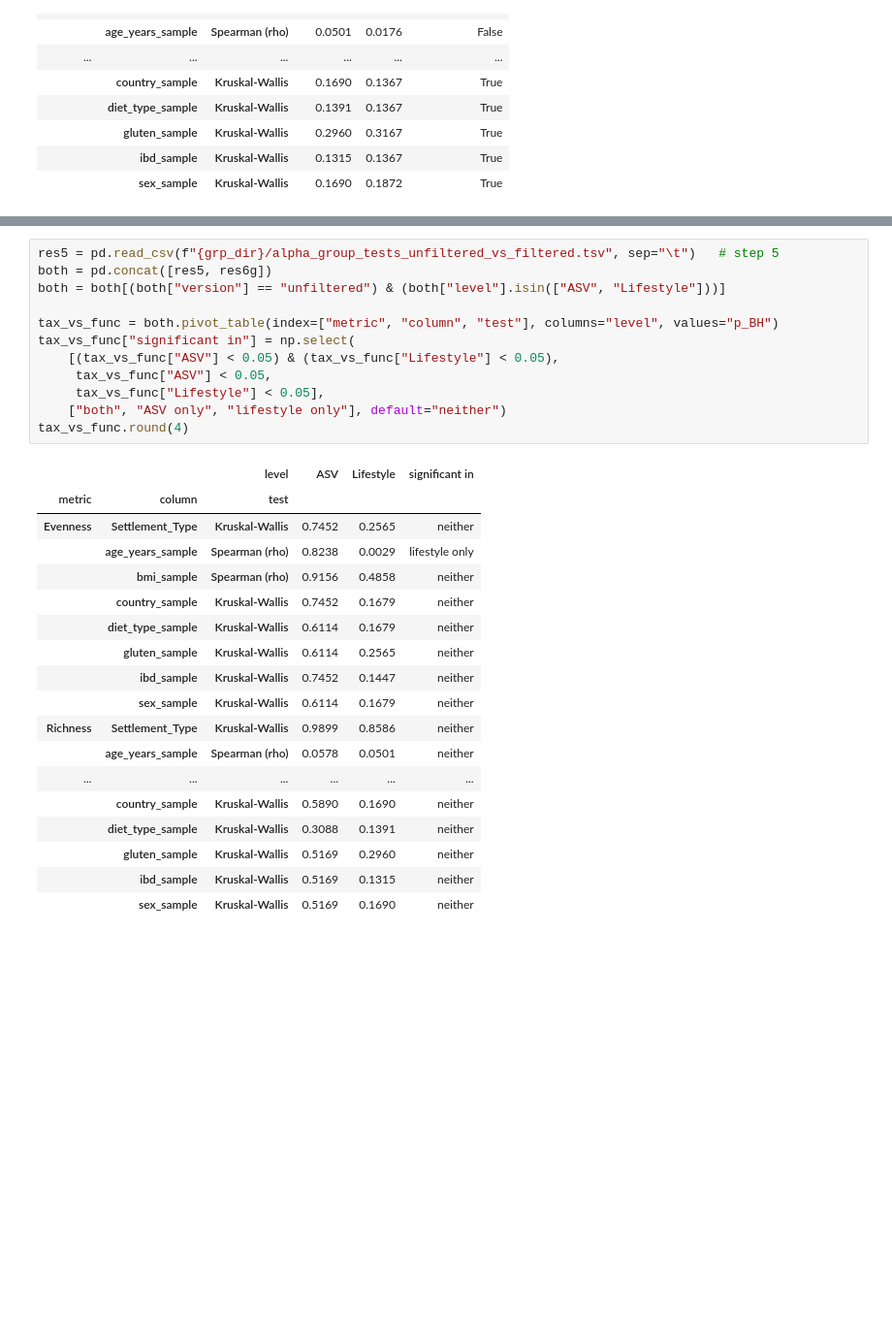
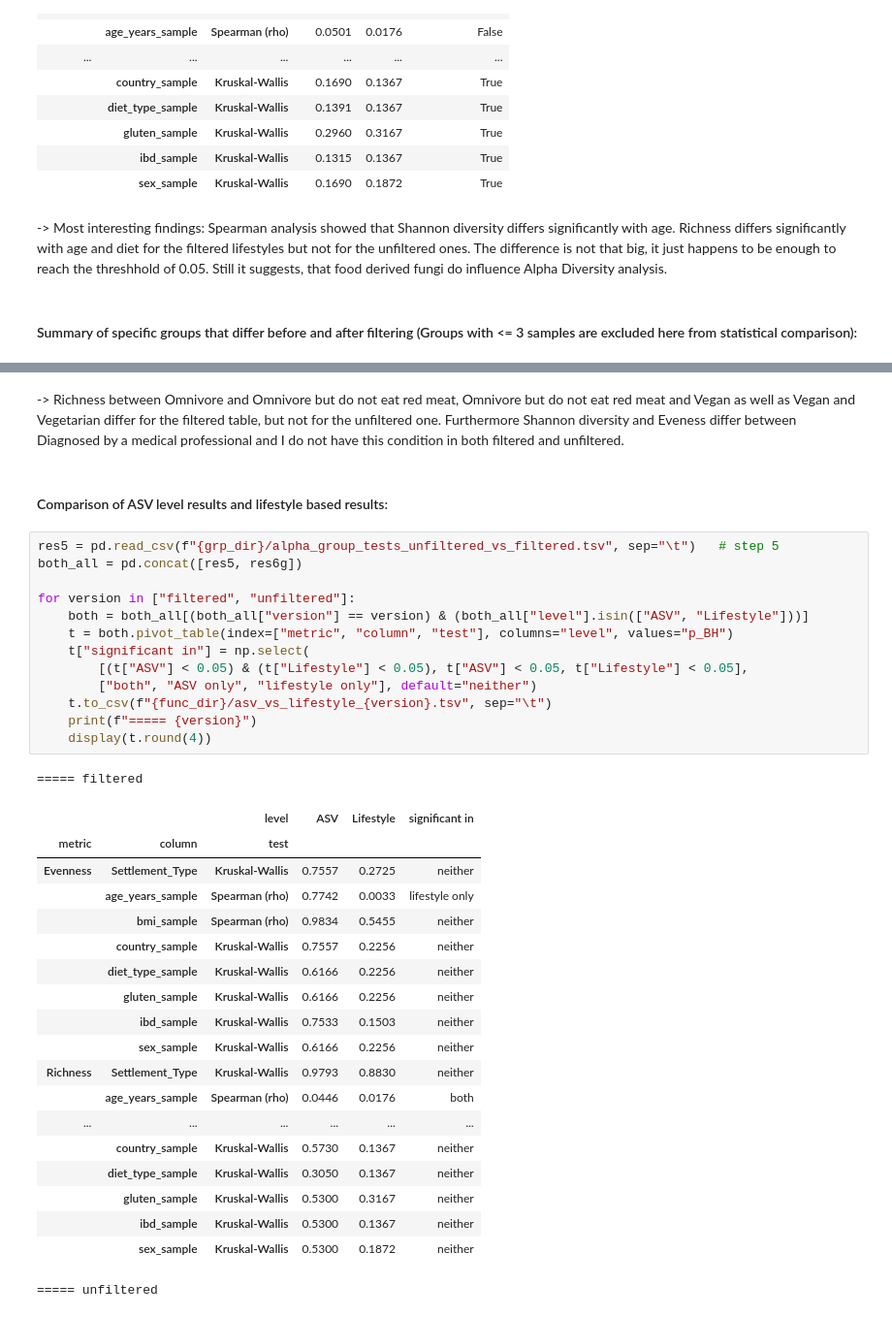
Before and after one commit to elettra-fromm/FunGut, a Jupyter notebook: scripts/19_Fungal_Annotation_Gwendolin.ipynb, the cells around one changed output, grey strips where cells are left out. Shown at 97% size. Drawn from its saved outputs; the diff is of its cells as text; blank space fills up the shorter version.

```diff
--- a/scripts/19_Fungal_Annotation_Gwendolin.ipynb
+++ b/scripts/19_Fungal_Annotation_Gwendolin.ipynb
@@ -1108,6 +1119,10 @@ table6.round(4)
 |  | gluten_sample | Kruskal-Wallis | 0.2960 | 0.3167 | True |
 |  | ibd_sample | Kruskal-Wallis | 0.1315 | 0.1367 | True |
 |  | sex_sample | Kruskal-Wallis | 0.1690 | 0.1872 | True |
+# %% [markdown]
+-> Most interesting findings: Spearman analysis showed that Shannon diversity differs significantly with age. Richness differs significantly with age and diet for the filtered lifestyles but not for the unfiltered ones. The difference is not that big, it just happens to be enough to reach the threshhold of 0.05. Still it suggests, that food derived fungi do influence Alpha Diversity analysis.
+# %% [markdown]
+#### Summary of specific groups that differ before and after filtering (Groups with <= 3 samples are excluded here from statistical comparison):
 # %%
 pair_rows = []
 for metric, dd in alpha_func.groupby("metric", sort=False):
@@ -1150,34 +1165,41 @@ pairs6.loc[(pairs6["q_unfilt"] < 0.05) | (pairs6["q_filt"] < 0.05), cols_show].r
 | 7 | Richness | diet_type_sample | Vegan | Vegetarian | 5 | 6 | 5.0000 | 3.0000 | 0.0677 | ... |
 | 37 | Shannon | ibd_sample | Diagnosed by a medical profession... | I do not have this condition | 11 | 129 | 0.0228 | 0.0583 | 0.0329 | ... |
 | 61 | Evenness | ibd_sample | Diagnosed by a medical profession... | I do not have this condition | 11 | 129 | 0.0119 | 0.0291 | 0.0362 | ... |
+# %% [markdown]
+-> Richness between Omnivore and Omnivore but do not eat red meat, Omnivore but do not eat red meat and Vegan as well as Vegan and Vegetarian differ for the filtered table, but not for the unfiltered one. Furthermore Shannon diversity and Eveness differ between Diagnosed by a medical professional and I do not have this condition in both filtered and unfiltered.
+# %% [markdown]
+#### Comparison of ASV level results and lifestyle based results:
 # %%
 res5 = pd.read_csv(f"{grp_dir}/alpha_group_tests_unfiltered_vs_filtered.tsv", sep="\t")   # step 5
-both = pd.concat([res5, res6g])
-both = both[(both["version"] == "unfiltered") & (both["level"].isin(["ASV", "Lifestyle"]))]
+both_all = pd.concat([res5, res6g])
 
-tax_vs_func = both.pivot_table(index=["metric", "column", "test"], columns="level", values="p_BH")
-tax_vs_func["significant in"] = np.select(
-    [(tax_vs_func["ASV"] < 0.05) & (tax_vs_func["Lifestyle"] < 0.05),
-     tax_vs_func["ASV"] < 0.05,
-     tax_vs_func["Lifestyle"] < 0.05],
-    ["both", "ASV only", "lifestyle only"], default="neither")
-tax_vs_func.round(4)
+for version in ["filtered", "unfiltered"]:
+    both = both_all[(both_all["version"] == version) & (both_all["level"].isin(["ASV", "Lifestyle"]))]
+    t = both.pivot_table(index=["metric", "column", "test"], columns="level", values="p_BH")
+    t["significant in"] = np.select(
+        [(t["ASV"] < 0.05) & (t["Lifestyle"] < 0.05), t["ASV"] < 0.05, t["Lifestyle"] < 0.05],
+        ["both", "ASV only", "lifestyle only"], default="neither")
+    t.to_csv(f"{func_dir}/asv_vs_lifestyle_{version}.tsv", sep="\t")
+    print(f"===== {version}")
+    display(t.round(4))
 # %% [output]
+===== filtered
 |  |  | level | ASV | Lifestyle | significant in |
 | metric | column | test |  |  |  |
-| Evenness | Settlement_Type | Kruskal-Wallis | 0.7452 | 0.2565 | neither |
-|  | age_years_sample | Spearman (rho) | 0.8238 | 0.0029 | lifestyle only |
-|  | bmi_sample | Spearman (rho) | 0.9156 | 0.4858 | neither |
-|  | country_sample | Kruskal-Wallis | 0.7452 | 0.1679 | neither |
-|  | diet_type_sample | Kruskal-Wallis | 0.6114 | 0.1679 | neither |
-|  | gluten_sample | Kruskal-Wallis | 0.6114 | 0.2565 | neither |
-|  | ibd_sample | Kruskal-Wallis | 0.7452 | 0.1447 | neither |
-|  | sex_sample | Kruskal-Wallis | 0.6114 | 0.1679 | neither |
-| Richness | Settlement_Type | Kruskal-Wallis | 0.9899 | 0.8586 | neither |
-|  | age_years_sample | Spearman (rho) | 0.0578 | 0.0501 | neither |
+| Evenness | Settlement_Type | Kruskal-Wallis | 0.7557 | 0.2725 | neither |
+|  | age_years_sample | Spearman (rho) | 0.7742 | 0.0033 | lifestyle only |
+|  | bmi_sample | Spearman (rho) | 0.9834 | 0.5455 | neither |
+|  | country_sample | Kruskal-Wallis | 0.7557 | 0.2256 | neither |
+|  | diet_type_sample | Kruskal-Wallis | 0.6166 | 0.2256 | neither |
+|  | gluten_sample | Kruskal-Wallis | 0.6166 | 0.2256 | neither |
+|  | ibd_sample | Kruskal-Wallis | 0.7533 | 0.1503 | neither |
+|  | sex_sample | Kruskal-Wallis | 0.6166 | 0.2256 | neither |
+| Richness | Settlement_Type | Kruskal-Wallis | 0.9793 | 0.8830 | neither |
+|  | age_years_sample | Spearman (rho) | 0.0446 | 0.0176 | both |
 | ... | ... | ... | ... | ... | ... |
-|  | country_sample | Kruskal-Wallis | 0.5890 | 0.1690 | neither |
-|  | diet_type_sample | Kruskal-Wallis | 0.3088 | 0.1391 | neither |
-|  | gluten_sample | Kruskal-Wallis | 0.5169 | 0.2960 | neither |
-|  | ibd_sample | Kruskal-Wallis | 0.5169 | 0.1315 | neither |
-|  | sex_sample | Kruskal-Wallis | 0.5169 | 0.1690 | neither |
+|  | country_sample | Kruskal-Wallis | 0.5730 | 0.1367 | neither |
+|  | diet_type_sample | Kruskal-Wallis | 0.3050 | 0.1367 | neither |
+|  | gluten_sample | Kruskal-Wallis | 0.5300 | 0.3167 | neither |
+|  | ibd_sample | Kruskal-Wallis | 0.5300 | 0.1367 | neither |
+|  | sex_sample | Kruskal-Wallis | 0.5300 | 0.1872 | neither |
+===== unfiltered
```
Also changed, not shown: parts of 14 cells of this notebook, 25 other files.
